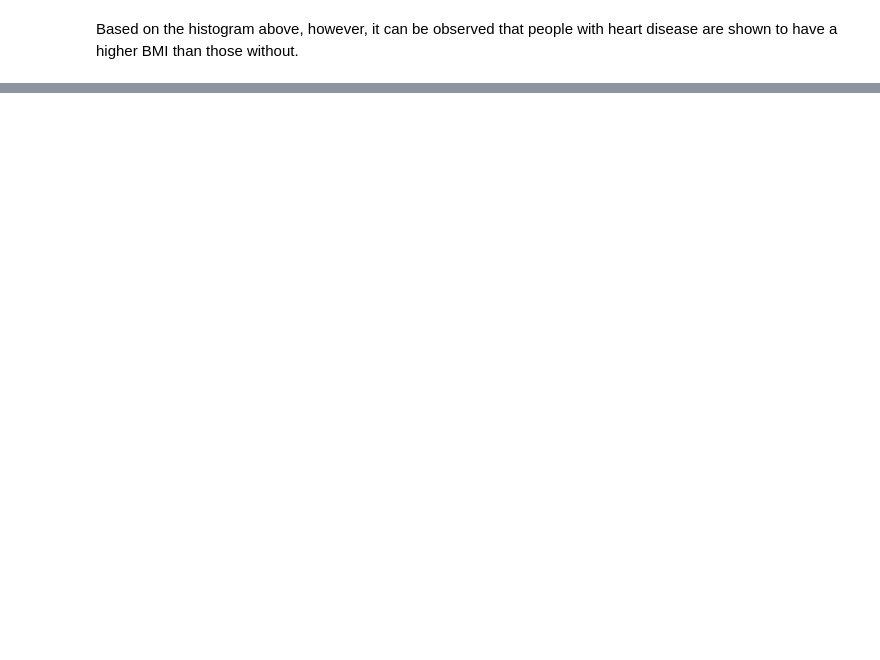
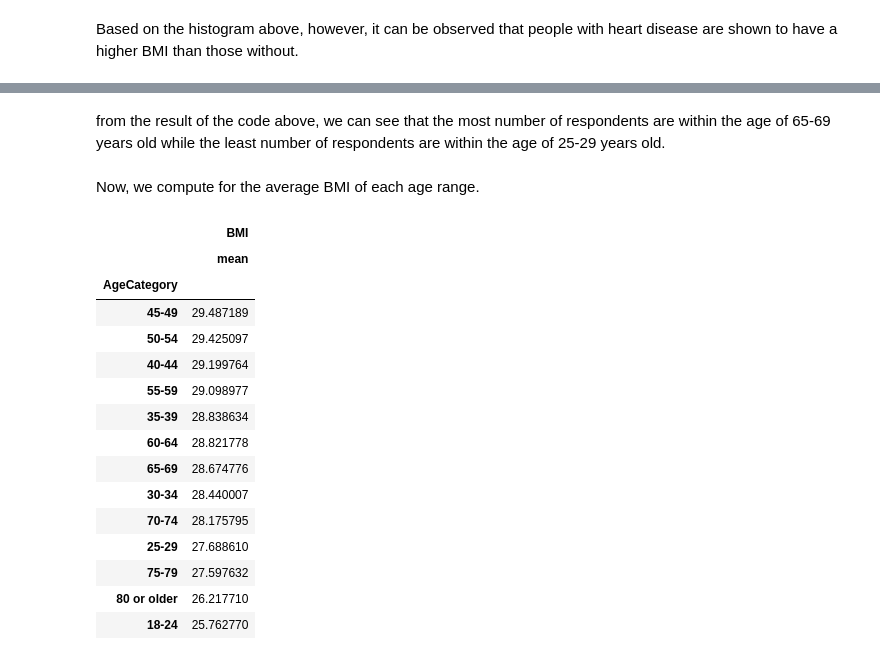
Before and after one commit to rijopalla/CSMODEL-MCO, a Jupyter notebook: MCO_Group 9.ipynb, the cells around one changed output, grey strips where cells are left out. Drawn from its saved outputs; the diff is of its cells as text; code cells hidden in the pictures; blank space fills up the shorter version.

```diff
--- a/MCO_Group 9.ipynb
+++ b/MCO_Group 9.ipynb
@@ -290,0 +319,25 @@ Based on the histogram above, however, it can be observed that people with heart
+# %% [markdown]
+from the result of the code above, we can see that the most number of respondents are within the age of 65-69 years old while the least number of respondents are within the age of 25-29 years old.
+# %% [markdown]
+Now, we compute for the average BMI of each age range.
+# %%
+bmi_age = heart_df[['AgeCategory', 'BMI']]
+mean_df = bmi_age.groupby('AgeCategory').agg({'BMI': {'mean'}})
+mean_df.sort_values(("BMI", "mean"), ascending=False)
+# %% [output]
+|  | BMI |
+|  | mean |
+| AgeCategory |  |
+| 45-49 | 29.487189 |
+| 50-54 | 29.425097 |
+| 40-44 | 29.199764 |
+| 55-59 | 29.098977 |
+| 35-39 | 28.838634 |
+| 60-64 | 28.821778 |
+| 65-69 | 28.674776 |
+| 30-34 | 28.440007 |
+| 70-74 | 28.175795 |
+| 25-29 | 27.688610 |
+| 75-79 | 27.597632 |
+| 80 or older | 26.217710 |
+| 18-24 | 25.762770 |
```
Also changed, not shown: parts of 9 cells of this notebook.
